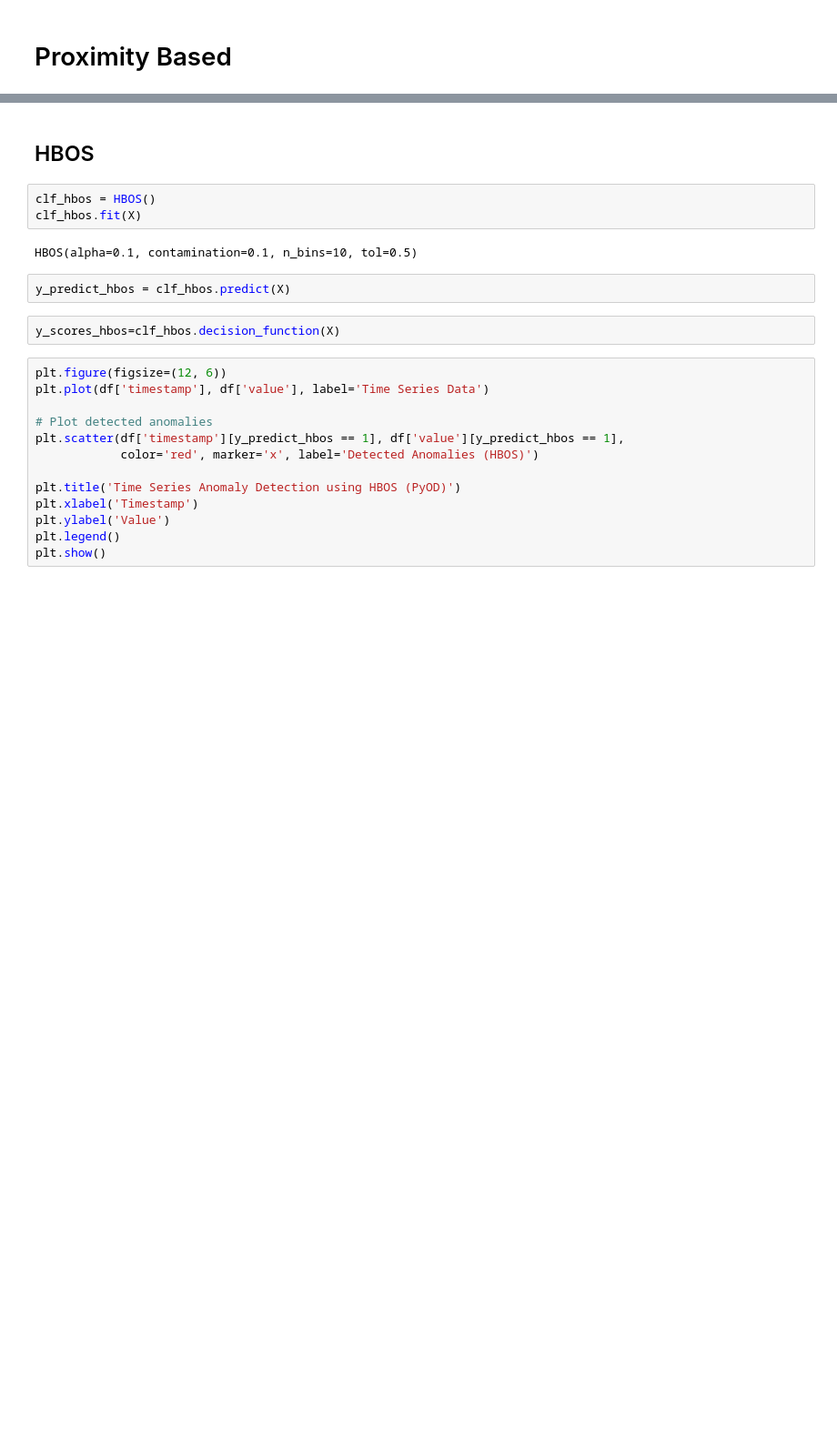
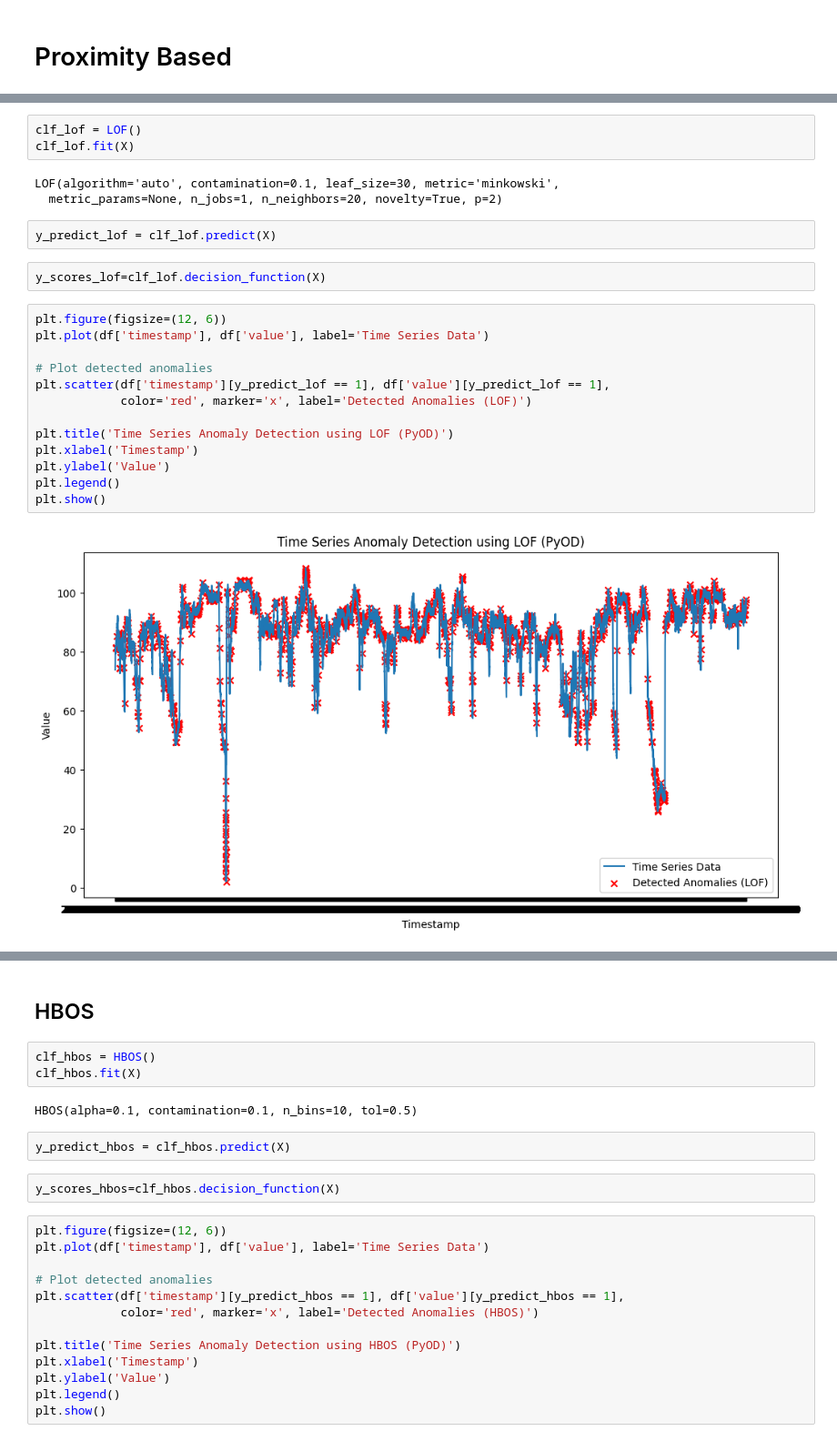
Before and after one commit to sai14karthik/Nexus-S1-Deakin-Internship, a Jupyter notebook: models/PyOD/pyod.ipynb, the cells around one changed output, grey strips where cells are left out. Shown at 91% size. Saved outputs shown, nothing was run; the diff lists cells and outputs as text; blank space fills up the shorter version.

```diff
--- a/models/PyOD/pyod.ipynb
+++ b/models/PyOD/pyod.ipynb
@@ -114,0 +133,25 @@ plt.show()
+# %%
+clf_lof = LOF()
+clf_lof.fit(X)
+# %% [output]
+LOF(algorithm='auto', contamination=0.1, leaf_size=30, metric='minkowski',
+  metric_params=None, n_jobs=1, n_neighbors=20, novelty=True, p=2)
+# %%
+y_predict_lof = clf_lof.predict(X)
+# %%
+y_scores_lof=clf_lof.decision_function(X)
+# %%
+plt.figure(figsize=(12, 6))
+plt.plot(df['timestamp'], df['value'], label='Time Series Data')
+
+# Plot detected anomalies
+plt.scatter(df['timestamp'][y_predict_lof == 1], df['value'][y_predict_lof == 1],
+            color='red', marker='x', label='Detected Anomalies (LOF)')
+
+plt.title('Time Series Anomaly Detection using LOF (PyOD)')
+plt.xlabel('Timestamp')
+plt.ylabel('Value')
+plt.legend()
+plt.show()
+# %% [output]
+[figure, added]
```
Also changed, not shown: parts of 9 cells of this notebook, 4 other files.
